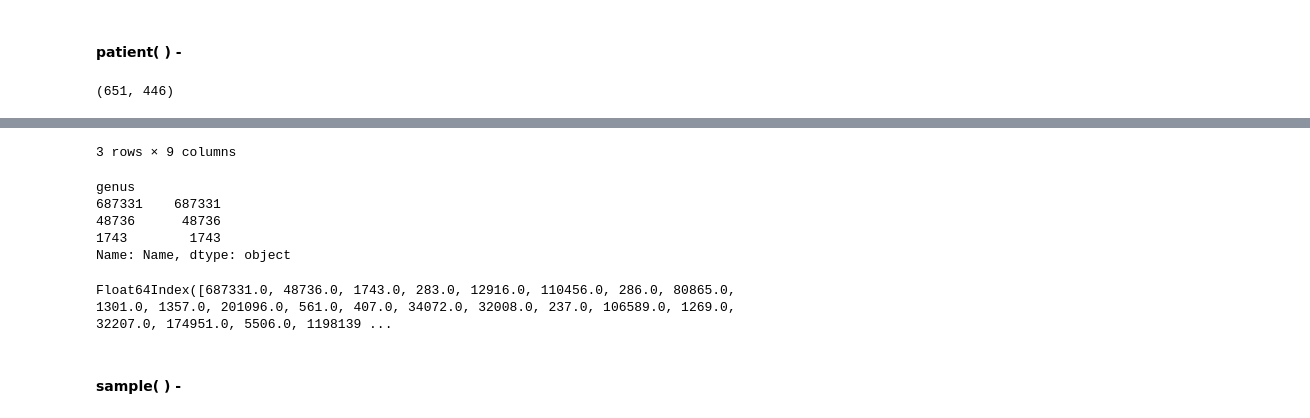
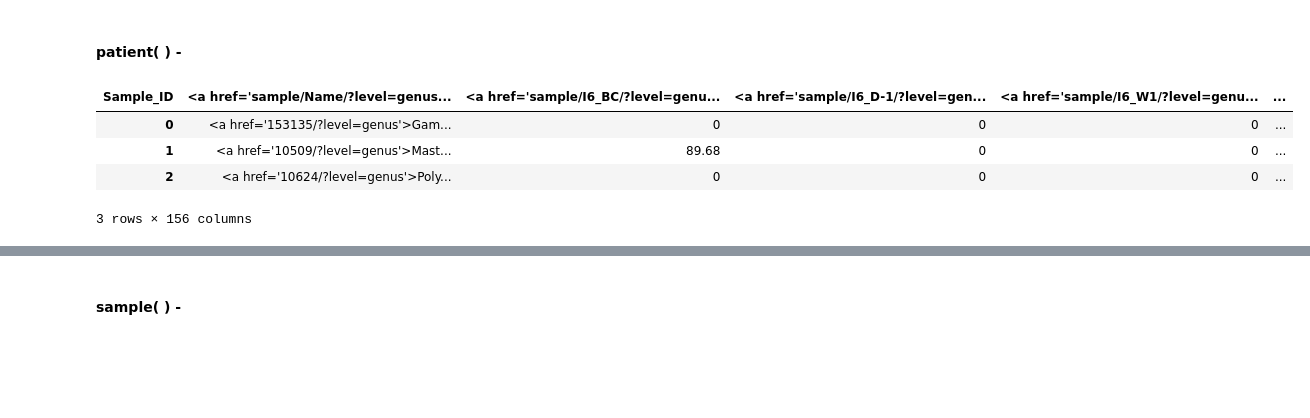
Before and after one commit to lmart999/CS229, a Jupyter notebook: ie_sql.ipynb, the cells around one changed output, grey strips where cells are left out. Drawn from its saved outputs; the diff is of its cells as text; code cells hidden in the pictures; blank space fills up the shorter version.

```diff
--- a/ie_sql.ipynb
+++ b/ie_sql.ipynb
@@ -254,67 +254,74 @@ plt.tight_layout()
 # %%
 patient='L1'
 # %%
-# SQL Code
+# Cohort query
+if cohort == 'All':
+    q=all_studies
+else:
+    q=" '%s' "%cohort
 
 # Pull data for patient
-pat_with_tax_sql=sql.read_sql("select Grammy_Table.Sample_ID,Tax_Table.%s,SUM(Grammy_Table.Normalized_Abundance) "
+p=sql.read_sql("select Grammy_Table.Sample_ID,Tax_Table.%s,SUM(Grammy_Table.Normalized_Abundance) "
                  "from Tax_Table "
                  "INNER JOIN Grammy_Table "
                  "ON Tax_Table.tax_id=Grammy_Table.TaxID "
-                 "WHERE Grammy_Table.Patient_ID = '%s' "
-                 "GROUP BY Grammy_Table.Sample_ID,Tax_Table.'%s' "%(level,patient,level), conn, coerce_float=True)
+                 "WHERE Grammy_Table.Study in (%s) "
+                 "GROUP BY Grammy_Table.Sample_ID,Tax_Table.'%s' "%(level,q,level), conn, coerce_float=True)
 
-pat_with_tax_sql=pat_with_tax_sql[~pd.isnull(pat_with_tax_sql[level])] # Only include abundance of bugs at specified tax level.
-pat_with_tax_sql.set_index(['Sample_ID',level],inplace=True)
-tax_sum_per_samples=pat_with_tax_sql.unstack()['SUM(Grammy_Table.Normalized_Abundance)'].fillna(0).transpose()
+p=p[~pd.isnull(p[level])] # Only include abundance of bugs at specified tax level.
+p.set_index(['Sample_ID',level],inplace=True)
+p=p.unstack()['SUM(Grammy_Table.Normalized_Abundance)'].fillna(0).transpose()
 
 # Sort patient data by date
-sample_metadata=sql.read_sql("select Sample_Table.Sample_ID,Sample_Table.DaysPostTransplant "
+s=sql.read_sql("select Sample_Table.Sample_ID,Sample_Table.DaysPostTransplant "
                  "from Sample_Table "
                  "WHERE Sample_Table.Patient_ID = '%s' "%patient, conn, coerce_float=True)
 
-sample_metadata.set_index('Sample_ID',inplace=True)
-sample_metadata['DaysPostTransplant']=sample_metadata['DaysPostTransplant'].astype(float)
-sam_ix=sample_metadata.loc[tax_sum_per_samples.columns]
+s.set_index('Sample_ID',inplace=True)
+s['DaysPostTransplant']=s['DaysPostTransplant'].astype(float)
+sam_ix=s.loc[p.columns]
 sam_ix.sort('DaysPostTransplant',inplace=True)
-tax_sum_per_samples=tax_sum_per_samples[sam_ix.index]
+p=p[sam_ix.index]
 
 # Sort patient data by abundance
-tax_sum=tax_sum_per_samples.sum(axis=1)
+tax_sum=p.sum(axis=1)
 tax_sum.sort(ascending=False)
-tax_sum_per_samples=tax_sum_per_samples.loc[tax_sum.index]
+p=p.loc[tax_sum.index]
 
 # Pull data for cohort, which is used to compute percentiles.
 cohort_dat=sql.read_sql("select Grammy_Table.Sample_ID,Tax_Table.%s,SUM(Grammy_Table.Normalized_Abundance) "
                  "from Tax_Table "
                  "INNER JOIN Grammy_Table "
                  "ON Tax_Table.tax_id=Grammy_Table.TaxID "
-                 "WHERE Grammy_Table.Study = '%s' "
-                 "GROUP BY Grammy_Table.Sample_ID,Tax_Table.'%s' "%(level,cohort,level), conn, coerce_float=True)
+                 "WHERE Grammy_Table.Study in (%s) "
+                 "GROUP BY Grammy_Table.Sample_ID,Tax_Table.'%s' "%(level,q,level), conn, coerce_float=True)
 
 cohort_dat=cohort_dat[~pd.isnull(cohort_dat[level])] # Only include abundance of bugs at specified tax level.
 cohort_dat.set_index(['Sample_ID',level],inplace=True)
 cohort_dat=cohort_dat.unstack()['SUM(Grammy_Table.Normalized_Abundance)'].fillna(0).transpose()
-print cohort_dat.shape
 
 # Compute and store percentile data
-stor_percen=pd.DataFrame(index=tax_sum_per_samples.index,columns=tax_sum_per_samples.columns)
-for tax in tax_sum_per_samples.index:
-    tax_meas_ge=np.array(tax_sum_per_samples.loc[tax])  # TaxID measured across samples for patient.
+stor_percen=pd.DataFrame(index=p.index,columns=p.columns)
+for tax in p.index:
+    tax_meas_ge=np.array(p.loc[tax])  # TaxID measured across samples for patient.
     cohort_data_for_taxID=np.array(cohort_dat.loc[tax]) # TaxID measured across full cohort.
     tax_meas_percen=[stats.percentileofscore(cohort_data_for_taxID, j, kind='strict') for j in tax_meas_ge]
     stor_percen.loc[tax,:]=np.round(tax_meas_percen,decimals=2)
 
 # Assign bug name and link to patient-infection page
 stor_percen['Name']=stor_percen.index
 stor_percen['Name']=stor_percen['Name'].astype(int).astype(str)
 stor_percen['Name']=stor_percen['Name'].apply(lambda x: "<a href='%s/?level=%s'>%s</a>" % (x,level,getName(x)))
 stor_percen=stor_percen[['Name']+list(sam_ix.index)]
 
 # Assign column name and link to sample page
 sam_names=pd.Series(stor_percen.columns)
 stor_percen.columns=sam_names.apply(lambda x: "<a href='sample/%s/?level=%s'>%s</a>" % (x,level,x))
 stor_percen.reset_index(inplace=True,drop=True)
 stor_percen.head(3)
 # %% [output]
+| Sample_ID | <a href='sample/Name/?level=genus... | <a href='sample/I6_BC/?level=genu... | <a href='sample/I6_D-1/?level=gen... | <a href='sample/I6_W1/?level=genu... | ... |
+| 0 | <a href='153135/?level=genus'>Gam... | 0 | 0 | 0 | ... |
+| 1 | <a href='10509/?level=genus'>Mast... | 89.68 | 0 | 0 | ... |
+| 2 | <a href='10624/?level=genus'>Poly... | 0 | 0 | 0 | ... |
-(651, 446)
+3 rows × 156 columns
@@ -325,25 +328,3 @@ stor_percen.head(3)
-3 rows × 9 columns
-# %%
-stor_percen=pd.DataFrame(index=tax_sum_per_samples.index,columns=tax_sum_per_samples.columns)
-for tax in tax_sum_per_samples.index:
-    tax_meas_ge=np.array(tax_sum_per_samples.loc[tax])  # TaxID measured across samples for patient.
-    cohort_data_for_taxID=np.array(cohort_dat.loc[tax]) # TaxID measured across full cohort.
-    tax_meas_percen=[stats.percentileofscore(cohort_data_for_taxID, j, kind='strict') for j in tax_meas_ge]
-    stor_percen.loc[tax,:]=np.round(tax_meas_percen,decimals=2)
-
-# Assign bug name and link to patient-infection page
-stor_percen['Name']=stor_percen.index
-stor_percen['Name'].head(3)
-# %% [output]
-genus
-687331    687331
-48736      48736
-1743        1743
-Name: Name, dtype: object
-# %%
-stor_percen.index
-# %% [output]
-Float64Index([687331.0, 48736.0, 1743.0, 283.0, 12916.0, 110456.0, 286.0, 80865.0, 1301.0, 1357.0, 201096.0, 561.0, 407.0, 34072.0, 32008.0, 237.0, 106589.0, 1269.0, 32207.0, 174951.0, 5506.0, 1198139 ...
 # %% [markdown]
 #### sample( ) -
 # %%
```
Also changed, not shown: parts of 10 cells of this notebook.
